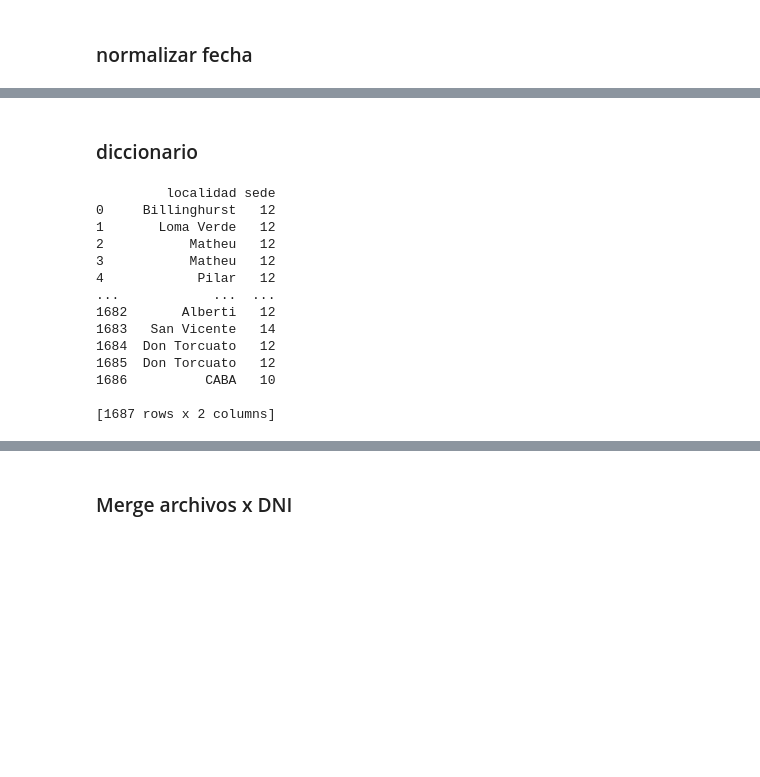
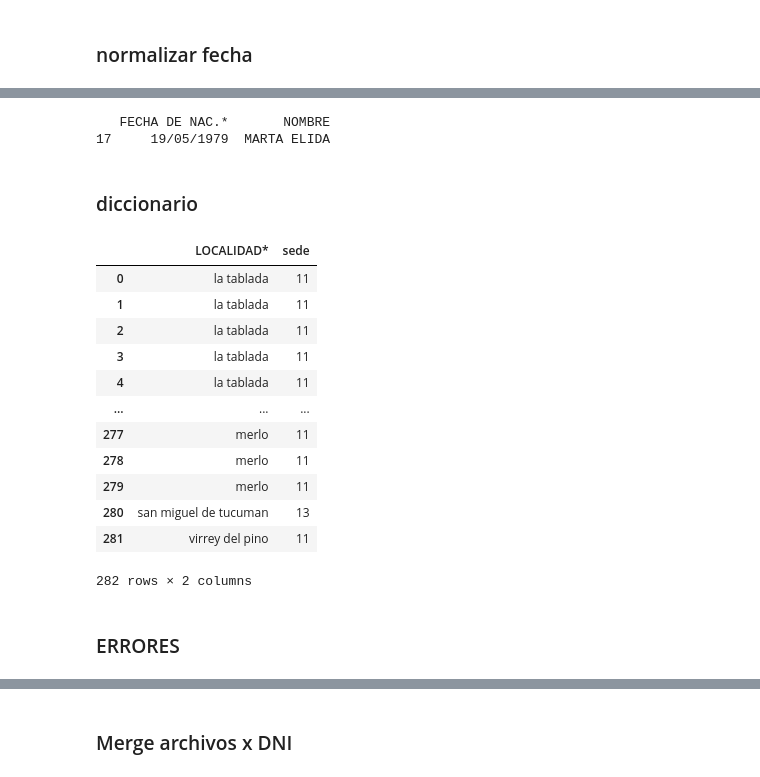
Before and after one commit to dantegarciadev/osoetsy_csv, a Jupyter notebook: cruce_padrones_meplife.ipynb, the cells around one changed output, grey strips where cells are left out. Cells and saved outputs as stored; diff of their text form; code cells hidden in the pictures; blank space fills up the shorter version.

Commit message:
pagoes meplife

```diff
--- a/cruce_padrones_meplife.ipynb
+++ b/cruce_padrones_meplife.ipynb
@@ -21,9 +21,9 @@ while True:
     if archivo:
         ruta_archivo = archivo.name
         try:
-            padon_1 = pd.read_excel(ruta_archivo, engine='openpyxl')
-            #padron = pd.read_csv(archivo, sep=";", encoding="ISO-8859-1")
-            print(padon_1)
+            padon_1 = pd.read_excel(ruta_archivo, engine='openpyxl',sheet_name=1)
+            #padron = pd.read_csv(archivo, sep=";", encoding="ISO-8859-1")Z
+            print(padon_1.dtypes)
             break
         except UnicodeDecodeError:
             print("Error de decodificación de caracteres. Intenta con otra codificación o archivo.")
@@ -108,9 +77,10 @@ while True:
+# %%
+padon_1['CUIL FAMILIAR']= padon_1['CUIL FAMILIAR'].fillna(padon_1['CUIL  TITULAR'])
 # %% [markdown]
 ### Normalizar DNI archivo convenio
 # %%
-
 #armar el camp DNI juntando las los campos cuil titular y cuil familiar
-padon_1['dni']=padon_1['CUIL_Familiar'].fillna(padon_1['CUIL_Titular'])
+padon_1['dni']=padon_1['CUIL FAMILIAR']
 #limpiar el nuevo campo dni dejando solo los numeros
 padon_1['dni']=padon_1['dni'].apply(lambda x: re.sub('[^0-9]', '', str(x)))
 #dejar solo los numreros eliminar caracteres
@@ -139,12 +91,12 @@ None
 # %% [markdown]
 ### normalizar fecha
 # %%
-padon_1['Fch_Nac']=padon_1['Fch_Nac'].astype(str).str.zfill(8)
-padon_1['Fch_Alta_OS.1']=padon_1['Fch_Alta_OS.1'].astype(str).str.zfill(8)
-#padon_1['Fch_Nac']=padon_1['Fch_Nac'].astype(str)
+padon_1['FECHA DE NAC.**']=padon_1['FECHA DE NAC.*'].astype(str).str.strip()
+padon_1['FECHA DE NAC.*']=padon_1['FECHA DE NAC.*'].astype(str).str.zfill(8)
+#padon_1['Fch_Alta_OS.1']=padon_1['Fch_Alta_OS.1'].astype(str).str.zfill(8)
+#padon_1['FECHA DE NAC.*']=padon_1['FECHA DE NAC.*'].astype(str)
 #convertir fecha.
-print(padon_1['Fch_Nac'])
-#padon_1=funciones.transformar_fecha(padon_1, 'Fch_Nac')
+#padon_1=funciones.transformar_fecha(padon_1, 'FECHA DE NAC.*')
 
 #Función para normalizar la fecha
 #def normalizar_fecha(fecha):
@@ -152,13 +104,10 @@ print(padon_1['Fch_Nac'])
   #  return fecha_normalizada
 
 #Aplicar la función a la columna "fech_nacimiento"
-padon_1['Fch_Nac'] = padon_1['Fch_Nac'].apply(funciones.transformar_fecha2)
-padon_1['Fch_Nac'] = padon_1['Fch_Nac'].astype(str)
-padon_1['Fch_Alta_OS.1'] = padon_1['Fch_Alta_OS.1'].apply(funciones.transformar_fecha2)
-padon_1['Fch_Alta_OS.1'] = padon_1['Fch_Alta_OS.1'].astype(str)
+padon_1['FECHA DE NAC.*'] = padon_1['FECHA DE NAC.*'].apply(funciones.transformar_fecha2)
+padon_1['FECHA DE NAC.*'] = padon_1['FECHA DE NAC.*'].astype(str)
+#padon_1['Fch_Alta_OS.1'] = padon_1['Fch_Alta_OS.1'].apply(funciones.transformar_fecha2)
+#padon_1['Fch_Alta_OS.1'] = padon_1['Fch_Alta_OS.1'].astype(str)
 #padon_1[['provincia2','localidad']] = padon_1['Localidad'].str.split('-',expand = True, n=1)
-print(padon_1.info(10))
-
-
-#padon_1.to_excel(r"C:\Users\zickd\Downloads\meplife\padon1.xlsx", engine='openpyxl')
+print(padon_1['FECHA DE NAC.*'])
 # %% [output]
@@ -183,0 +126,5 @@ None
+# %%
+print(padon_1[['FECHA DE NAC.*','NOMBRE']].loc[padon_1['NOMBRE']=='MARTA ELIDA'])
+# %% [output]
+   FECHA DE NAC.*       NOMBRE
+17     19/05/1979  MARTA ELIDA
@@ -423,26 +373,27 @@ padon_1['localidad']=padon_1['localidad'].str.strip()
 # %%
-padon_1['sede']=padon_1['localidad'].map(sedes_localidades)
+padon_1['sede']=padon_1['LOCALIDAD*'].map(sedes_localidades)
 padon_1['sede']=padon_1['sede'].map(sede_codigo)
-print(padon_1[['localidad','sede']])
+padon_1[['LOCALIDAD*','sede']]
 # %% [output]
+|  | LOCALIDAD* | sede |
+| 0 | la tablada | 11 |
+| 1 | la tablada | 11 |
+| 2 | la tablada | 11 |
+| 3 | la tablada | 11 |
+| 4 | la tablada | 11 |
+| ... | ... | ... |
+| 277 | merlo | 11 |
+| 278 | merlo | 11 |
+| 279 | merlo | 11 |
+| 280 | san miguel de tucuman | 13 |
+| 281 | virrey del pino | 11 |
-         localidad sede
-0     Billinghurst   12
-1       Loma Verde   12
-2           Matheu   12
-3           Matheu   12
-4            Pilar   12
-...            ...  ...
-1682       Alberti   12
-1683   San Vicente   14
-1684  Don Torcuato   12
-1685  Don Torcuato   12
-1686          CABA   10
-
-[1687 rows x 2 columns]
+282 rows × 2 columns
 # %%
 padon_1["N° DE FORMULARIO"]=np.nan
 padon_1["NACIONALIDAD"]=np.nan
 padon_1[["CUIL_Titular","CUIL_Familiar","Apellido","Nombre","Calle","Nro","localidad",
          "Telefono","N° DE FORMULARIO","Fch_Alta_OS.1","Fch_Nac","NACIONALIDAD","Sexo","Estado_Civil",
          "Parentesco","sede","Incapacidad"]].to_excel(r"G:\Mi unidad\osoetsylra\importaciones_TIS_SD_ETC_a_sidefi\meplife\junio\JUNIO_finalv3.xlsx", engine='openpyxl', index =False)
+# %% [markdown]
+### ERRORES
 # %%
```
Also changed, not shown: parts of 14 cells of this notebook, 6 other files.
